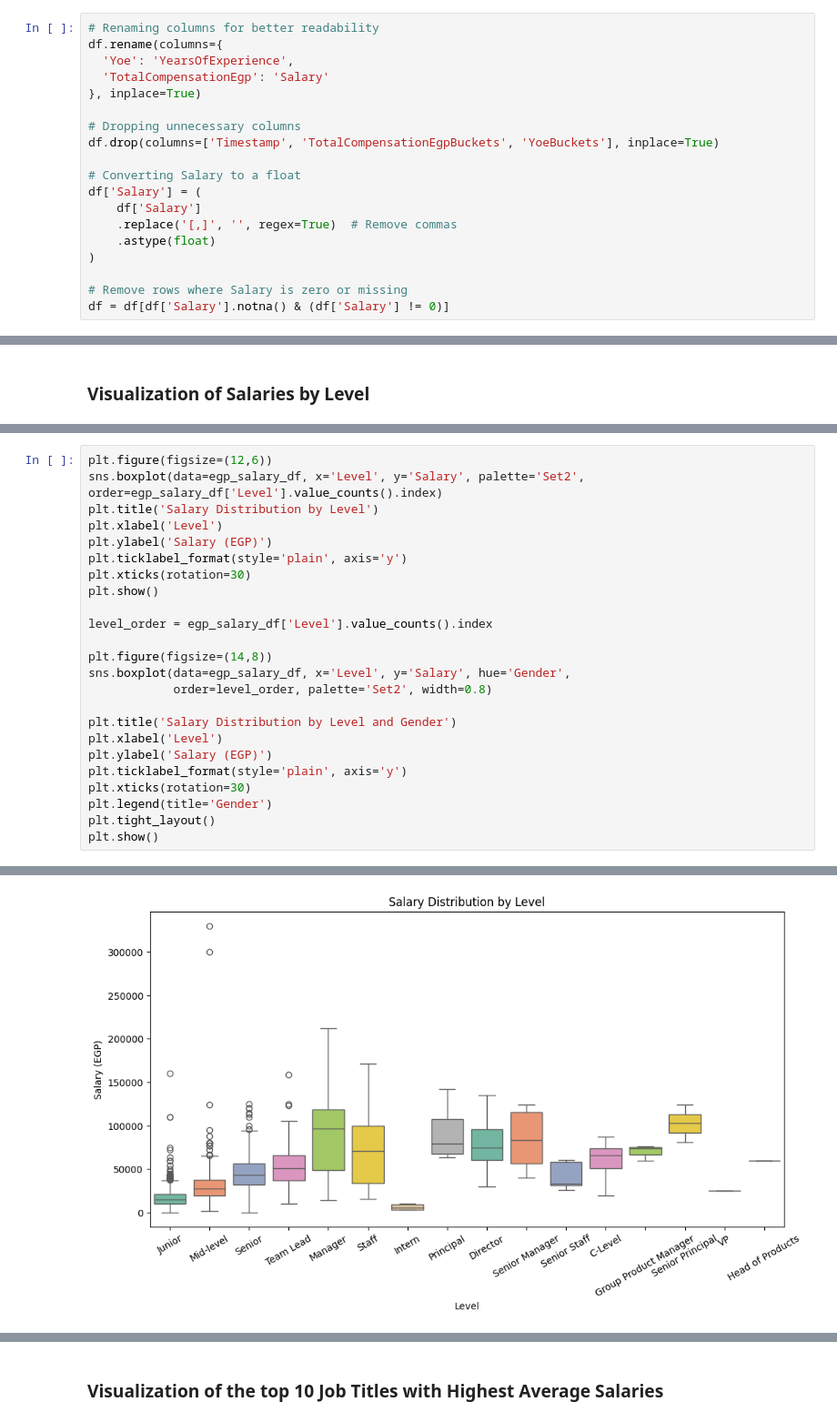
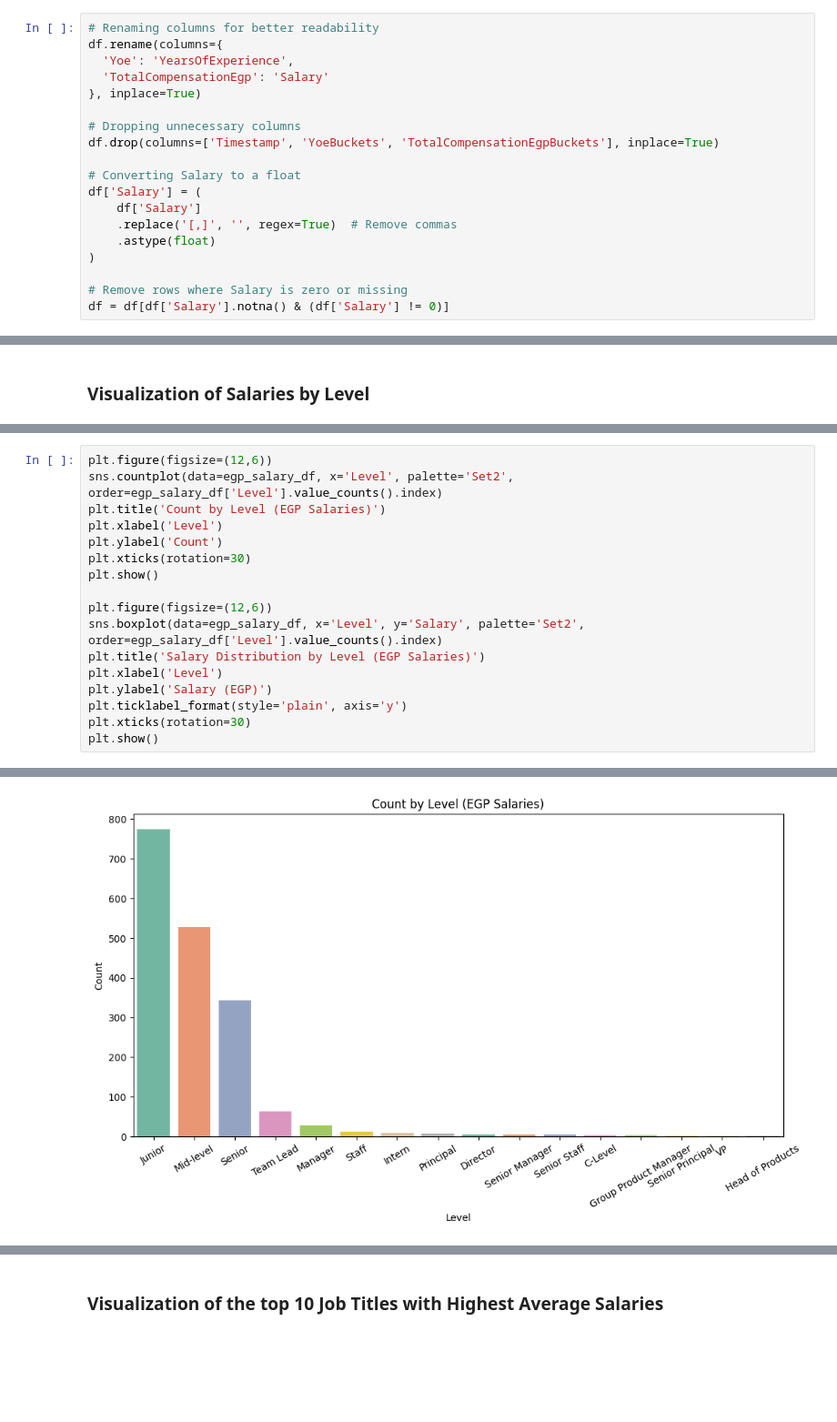
Before and after one commit to moha09-coder/Salary-Gaps-Analysis, a Jupyter notebook: analysis.ipynb, the cells around one changed output, grey strips where cells are left out. Shown at 91% size. Cells and saved outputs as stored; diff of their text form; blank space fills up the shorter version.

```diff
--- a/analysis.ipynb
+++ b/analysis.ipynb
@@ -61,7 +60,7 @@ df.rename(columns={
 }, inplace=True)
 
 # Dropping unnecessary columns
-df.drop(columns=['Timestamp', 'TotalCompensationEgpBuckets', 'YoeBuckets'], inplace=True)
+df.drop(columns=['Timestamp', 'YoeBuckets', 'TotalCompensationEgpBuckets'], inplace=True)
 
 # Converting Salary to a float
 df['Salary'] = (
@@ -471,27 +283,20 @@ We want to check the Salaries per each Job Level in our dataset.
 # %%
 plt.figure(figsize=(12,6))
+sns.countplot(data=egp_salary_df, x='Level', palette='Set2', order=egp_salary_df['Level'].value_counts().index)
+plt.title('Count by Level (EGP Salaries)')
+plt.xlabel('Level')
+plt.ylabel('Count')
+plt.xticks(rotation=30)
+plt.show()
+
+plt.figure(figsize=(12,6))
 sns.boxplot(data=egp_salary_df, x='Level', y='Salary', palette='Set2', order=egp_salary_df['Level'].value_counts().index)
-plt.title('Salary Distribution by Level')
+plt.title('Salary Distribution by Level (EGP Salaries)')
 plt.xlabel('Level')
 plt.ylabel('Salary (EGP)')
 plt.ticklabel_format(style='plain', axis='y')
 plt.xticks(rotation=30)
 plt.show()
-
-level_order = egp_salary_df['Level'].value_counts().index
-
-plt.figure(figsize=(14,8))
-sns.boxplot(data=egp_salary_df, x='Level', y='Salary', hue='Gender',
-            order=level_order, palette='Set2', width=0.8)
-
-plt.title('Salary Distribution by Level and Gender')
-plt.xlabel('Level')
-plt.ylabel('Salary (EGP)')
-plt.ticklabel_format(style='plain', axis='y')
-plt.xticks(rotation=30)
-plt.legend(title='Gender')
-plt.tight_layout()
-plt.show()
 # %% [output]
 Passing `palette` without assigning `hue` is deprecated and will be removed in v0.14.0. Assign the `x` variable to `hue` and set `legend=False` for the same effect.
 
@@ -499 +304 @@ Passing `palette` without assigning `hue` is deprecated and will be removed in v
-[figure, old version]
+[figure, new version]
```
Also changed, not shown: parts of 75 cells of this notebook, 3 other files.
